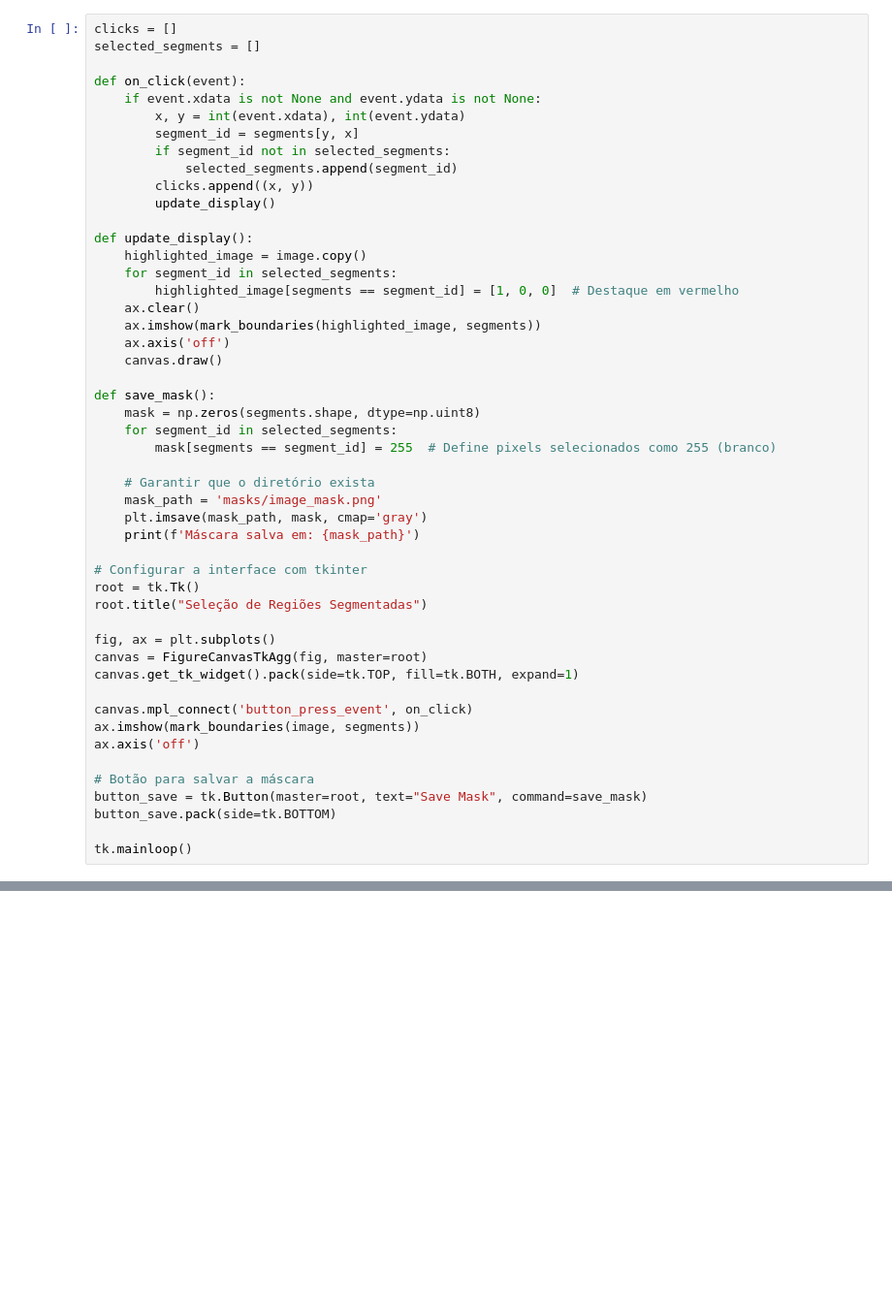
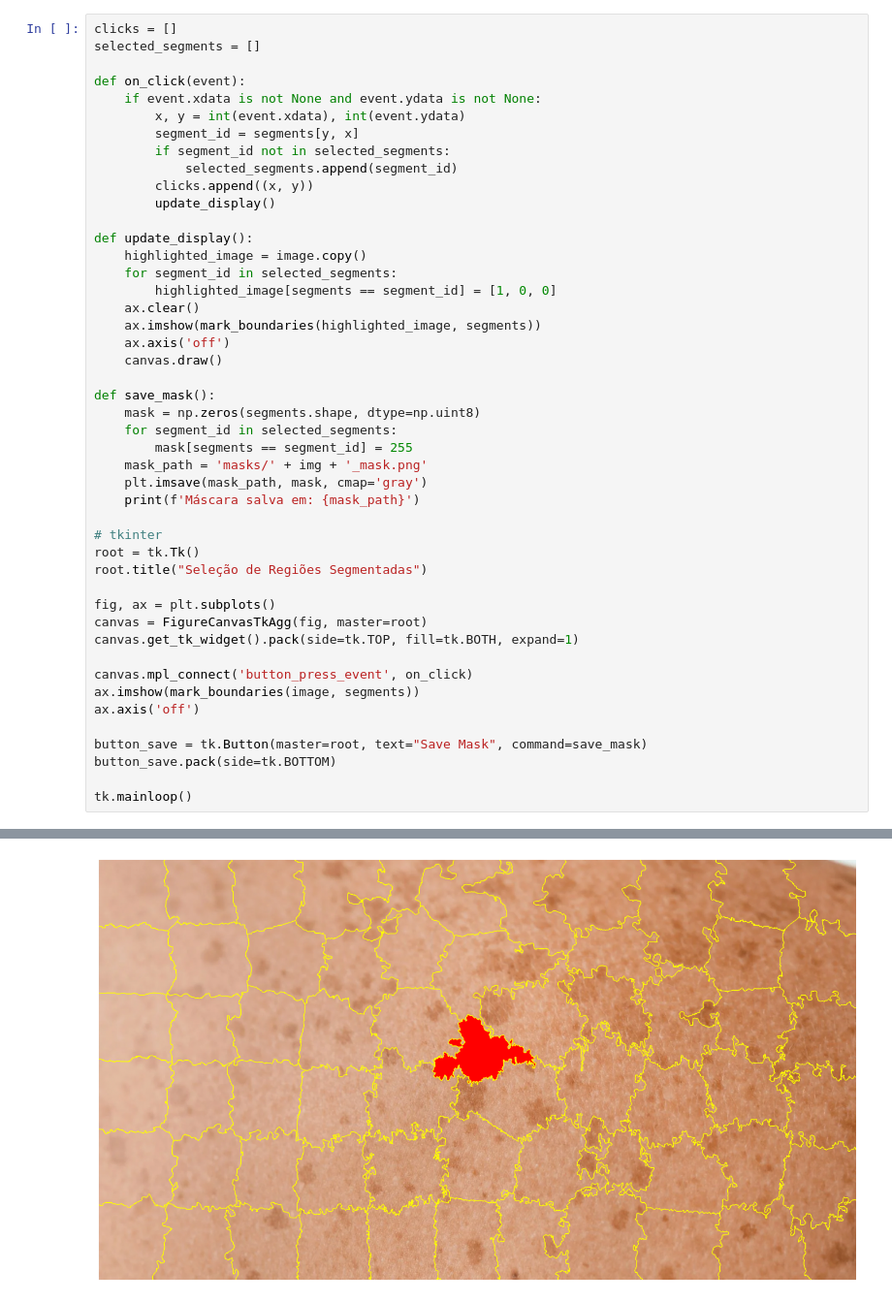
Before and after one commit to Bernardo-Zamin/SuperPixel, a Jupyter notebook: segment.ipynb, the cells around one changed output, grey strips where cells are left out. Shown at 97% size. Saved outputs shown, nothing was run; the diff lists cells and outputs as text; blank space fills up the shorter version.

```diff
--- a/segment.ipynb
+++ b/segment.ipynb
@@ -63,7 +64,7 @@ def on_click(event):
 def update_display():
     highlighted_image = image.copy()
     for segment_id in selected_segments:
-        highlighted_image[segments == segment_id] = [1, 0, 0]  # Destaque em vermelho
+        highlighted_image[segments == segment_id] = [1, 0, 0]
     ax.clear()
     ax.imshow(mark_boundaries(highlighted_image, segments))
     ax.axis('off')
@@ -72,14 +73,12 @@ def update_display():
 def save_mask():
     mask = np.zeros(segments.shape, dtype=np.uint8)
     for segment_id in selected_segments:
-        mask[segments == segment_id] = 255  # Define pixels selecionados como 255 (branco)
-
-    # Garantir que o diretório exista
-    mask_path = 'masks/image_mask.png'
+        mask[segments == segment_id] = 255
+    mask_path = 'masks/' + img + '_mask.png'
     plt.imsave(mask_path, mask, cmap='gray')
     print(f'Máscara salva em: {mask_path}')
 
-# Configurar a interface com tkinter
+# tkinter
 root = tk.Tk()
 root.title("Seleção de Regiões Segmentadas")
 
@@ -91,8 +90,8 @@ canvas.mpl_connect('button_press_event', on_click)
 ax.imshow(mark_boundaries(image, segments))
 ax.axis('off')
 
-# Botão para salvar a máscara
 button_save = tk.Button(master=root, text="Save Mask", command=save_mask)
 button_save.pack(side=tk.BOTTOM)
 
 tk.mainloop()
+# %% [output]
@@ -98,0 +99 @@ tk.mainloop()
+[figure, added]
```
Also changed, not shown: parts of 2 cells of this notebook, 4 other files.
